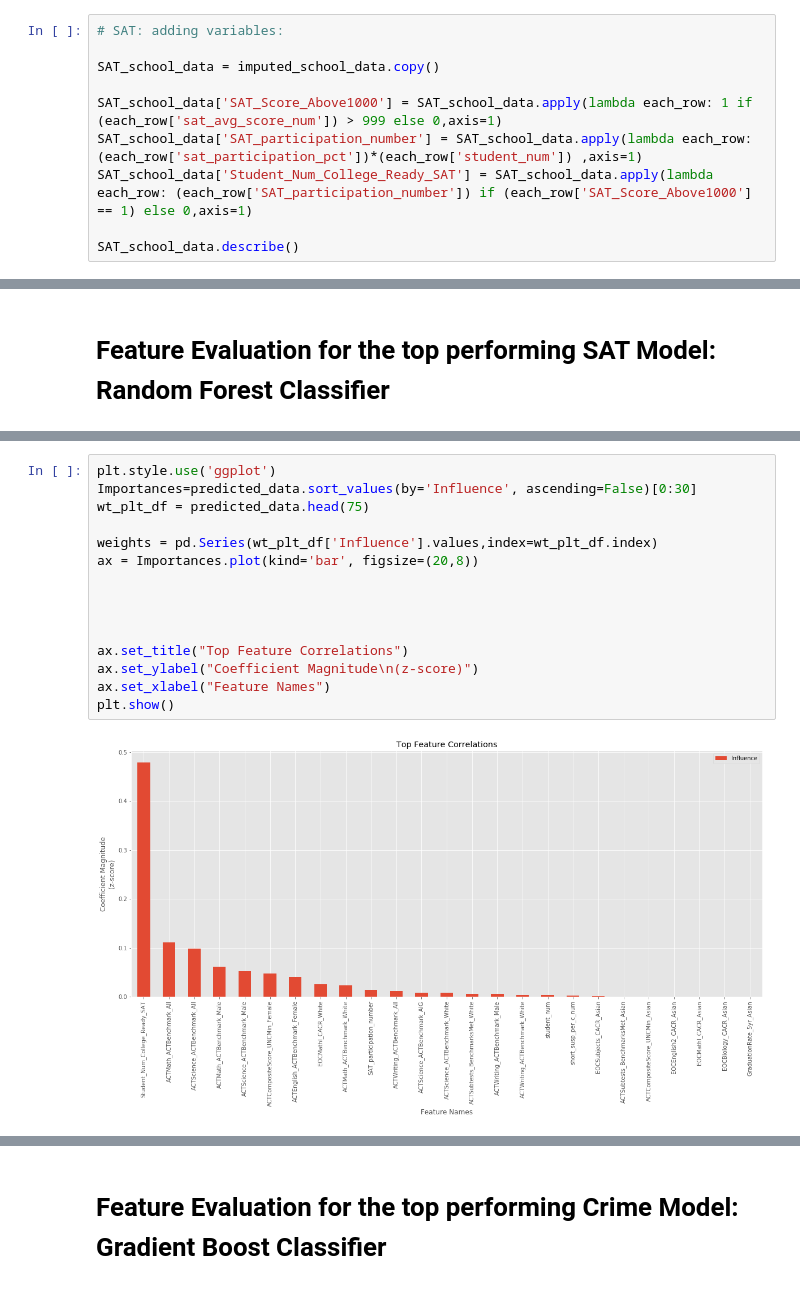
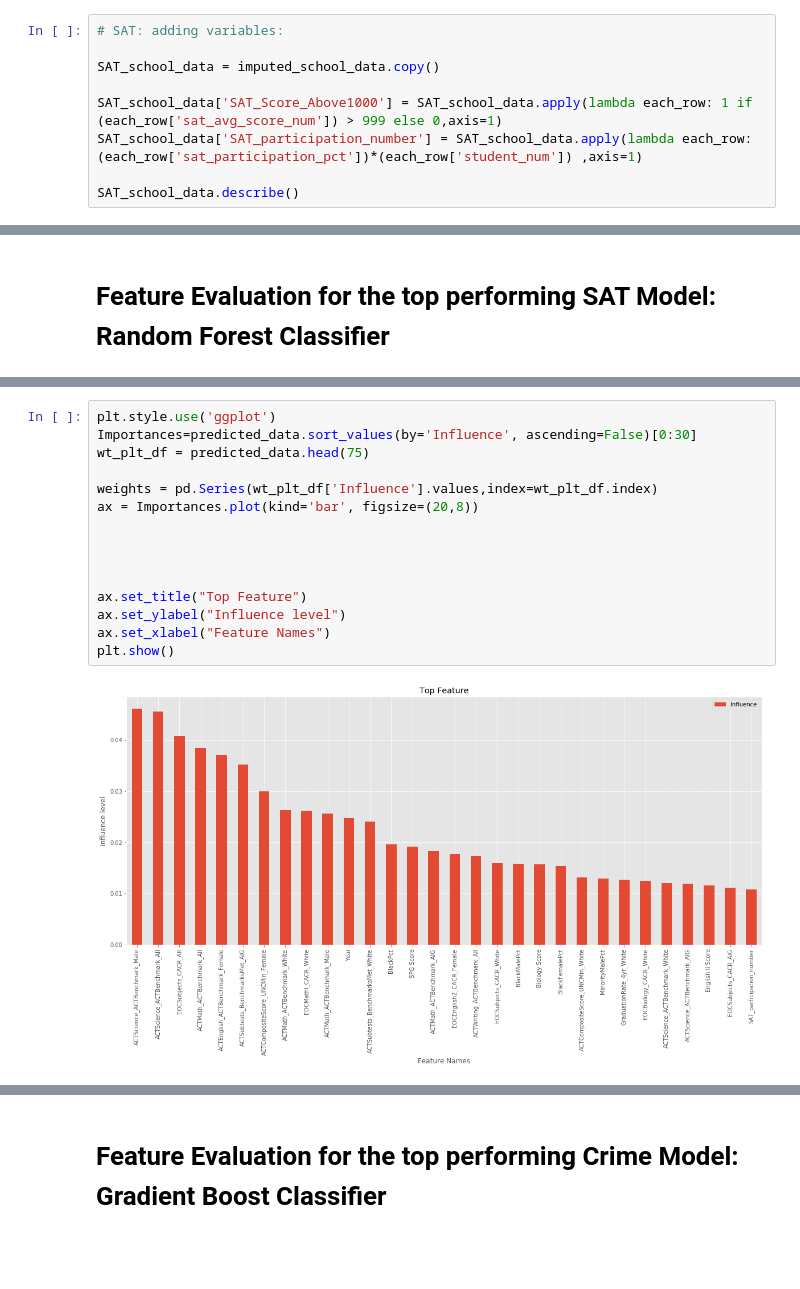
Before and after one commit to stmillett/MSDS7331_NorthCarolinaDataset, a Jupyter notebook: Lab2/Data Mining - Lab 2-SAT new.ipynb, the cells around one changed output, grey strips where cells are left out. Cells and saved outputs as stored; diff of their text form; blank space fills up the shorter version.

```diff
--- a/Lab2/Data Mining - Lab 2-SAT new.ipynb
+++ b/Lab2/Data Mining - Lab 2-SAT new.ipynb
@@ -227,7 +228,6 @@ SAT_school_data = imputed_school_data.copy()
 
 SAT_school_data['SAT_Score_Above1000'] = SAT_school_data.apply(lambda each_row: 1 if (each_row['sat_avg_score_num']) > 999 else 0,axis=1)
 SAT_school_data['SAT_participation_number'] = SAT_school_data.apply(lambda each_row: (each_row['sat_participation_pct'])*(each_row['student_num']) ,axis=1)
-SAT_school_data['Student_Num_College_Ready_SAT'] = SAT_school_data.apply(lambda each_row: (each_row['SAT_participation_number']) if (each_row['SAT_Score_Above1000'] == 1) else 0,axis=1)
 
 SAT_school_data.describe()
 # %% [output]
@@ -963,17 +977,17 @@ The top 20 features that influence SAT Score are the following
 # %%
 plt.style.use('ggplot')
 Importances=predicted_data.sort_values(by='Influence', ascending=False)[0:30]
 wt_plt_df = predicted_data.head(75)
 
 weights = pd.Series(wt_plt_df['Influence'].values,index=wt_plt_df.index)
 ax = Importances.plot(kind='bar', figsize=(20,8))
 
 
 
 
-ax.set_title("Top Feature Correlations")
-ax.set_ylabel("Coefficient Magnitude\n(z-score)")
+ax.set_title("Top Feature")
+ax.set_ylabel("Influence level")
 ax.set_xlabel("Feature Names")
 plt.show()
 # %% [output]
-[figure, old version]
+[figure, new version]
```
Also changed, not shown: parts of 16 cells of this notebook.
